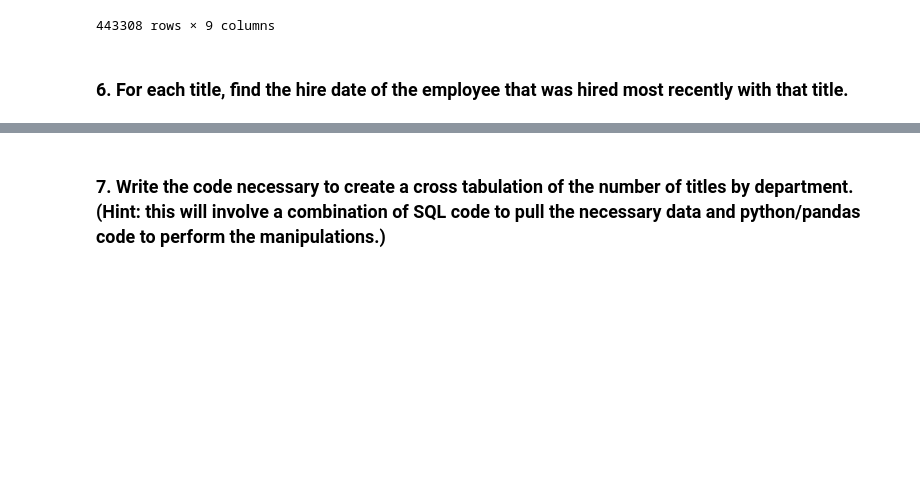
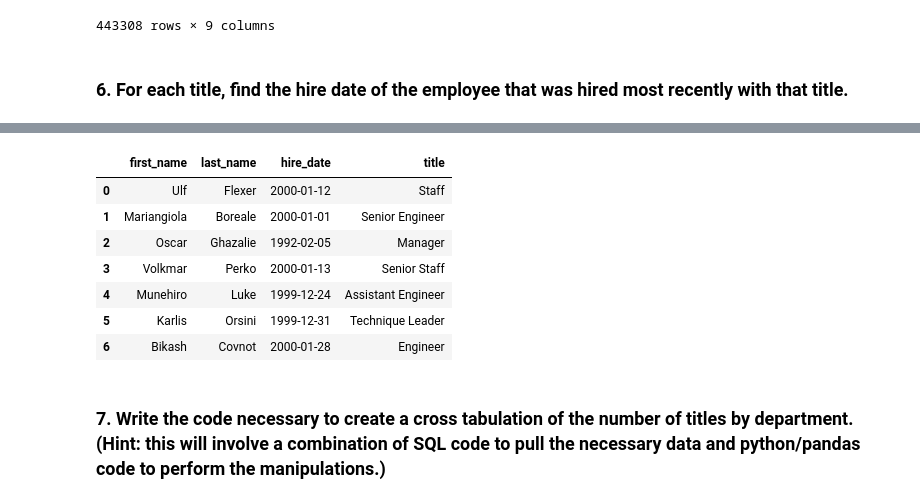
Before and after one commit to Jared-Wood135/numpy-pandas-visualization-exercises, a Jupyter notebook: advanced_dataframes.ipynb, the cells around one changed output, grey strips where cells are left out. Cells and saved outputs as stored; diff of their text form; code cells hidden in the pictures; blank space fills up the shorter version.

```diff
--- a/advanced_dataframes.ipynb
+++ b/advanced_dataframes.ipynb
@@ -483,2 +509,19 @@ SyntaxError: cannot assign to function call (1886451220.py, line 1)
+# %%
+test = emp_title_table.groupby('title')[['hire_date']].max()
+# %%
+new = emp_title_table.merge(test, on=['title', 'hire_date'])
+# %%
+new = new.drop(columns=['emp_no', 'birth_date', 'gender', 'from_date', 'to_date'])
+# %%
+new
+# %% [output]
+|  | first_name | last_name | hire_date | title |
+| 0 | Ulf | Flexer | 2000-01-12 | Staff |
+| 1 | Mariangiola | Boreale | 2000-01-01 | Senior Engineer |
+| 2 | Oscar | Ghazalie | 1992-02-05 | Manager |
+| 3 | Volkmar | Perko | 2000-01-13 | Senior Staff |
+| 4 | Munehiro | Luke | 1999-12-24 | Assistant Engineer |
+| 5 | Karlis | Orsini | 1999-12-31 | Technique Leader |
+| 6 | Bikash | Covnot | 2000-01-28 | Engineer |
 # %% [markdown]
 ### 7. Write the code necessary to create a cross tabulation of the number of titles by department. (Hint: this will involve a combination of SQL code to pull the necessary data and python/pandas code to perform the manipulations.)
```
Also changed, not shown: parts of 16 cells of this notebook.
